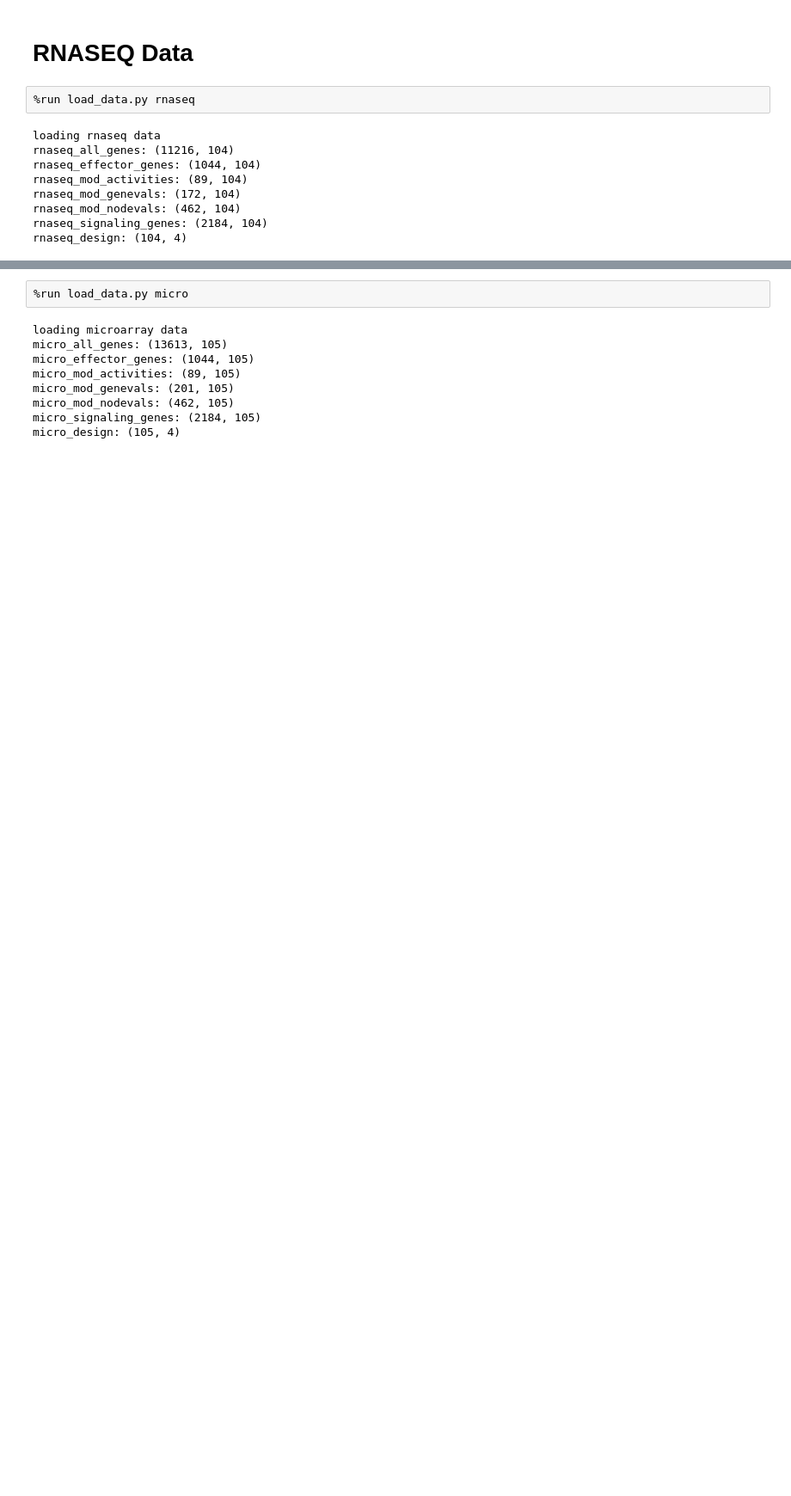
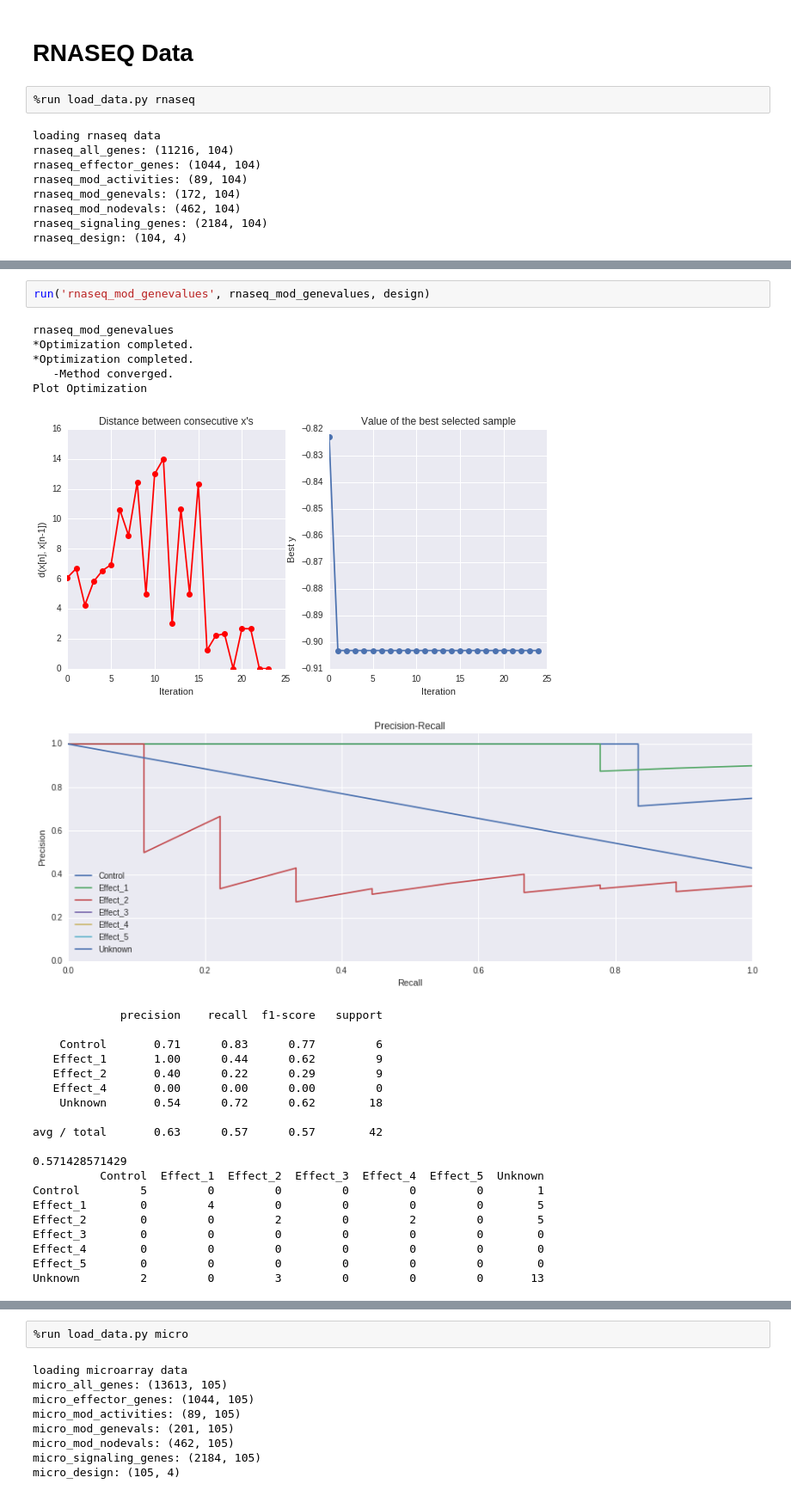
Before and after one commit to mzwiessele/MLPMMarchRetreat2016, a Jupyter notebook: py_notebooks/PCA + Classification.ipynb, the cells around one changed output, grey strips where cells are left out. Shown at 86% size. Cells and saved outputs as stored; diff of their text form; blank space fills up the shorter version.

```diff
--- a/py_notebooks/PCA + Classification.ipynb
+++ b/py_notebooks/PCA + Classification.ipynb
@@ -272,0 +257,29 @@ pd.DataFrame(confusion_matrix(true_labels.idxmax(axis=1), prediction, labels= tr
+# %%
+run('rnaseq_mod_genevalues', rnaseq_mod_genevalues, design)
+# %% [output]
+rnaseq_mod_genevalues
+*Optimization completed.
+*Optimization completed.
+   -Method converged.
+Plot Optimization
+[figure, added]
+[figure, added]
+             precision    recall  f1-score   support
+
+    Control       0.71      0.83      0.77         6
+   Effect_1       1.00      0.44      0.62         9
+   Effect_2       0.40      0.22      0.29         9
+   Effect_4       0.00      0.00      0.00         0
+    Unknown       0.54      0.72      0.62        18
+
+avg / total       0.63      0.57      0.57        42
+
+0.571428571429
+          Control  Effect_1  Effect_2  Effect_3  Effect_4  Effect_5  Unknown
+Control         5         0         0         0         0         0        1
+Effect_1        0         4         0         0         0         0        5
+Effect_2        0         0         2         0         2         0        5
+Effect_3        0         0         0         0         0         0        0
+Effect_4        0         0         0         0         0         0        0
+Effect_5        0         0         0         0         0         0        0
+Unknown         2         0         3         0         0         0       13
```
Also changed, not shown: parts of 67 cells of this notebook, 1 other file.
